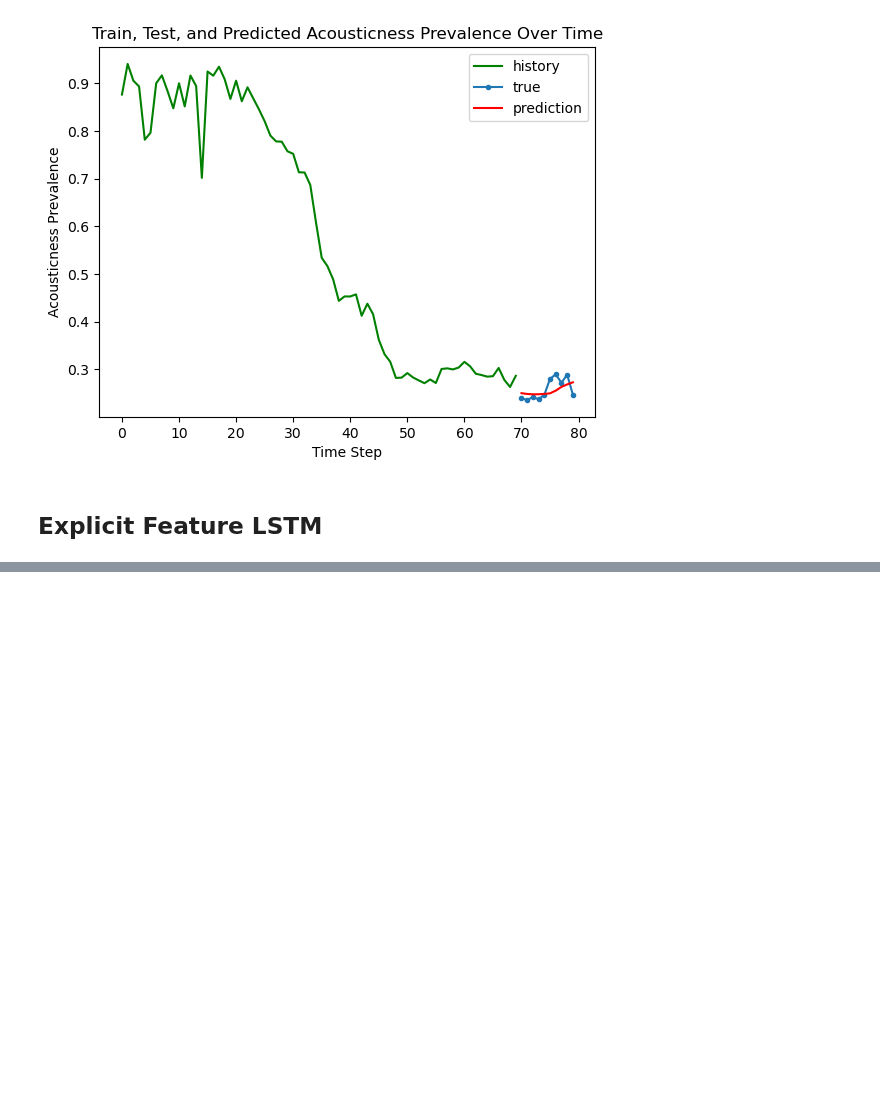
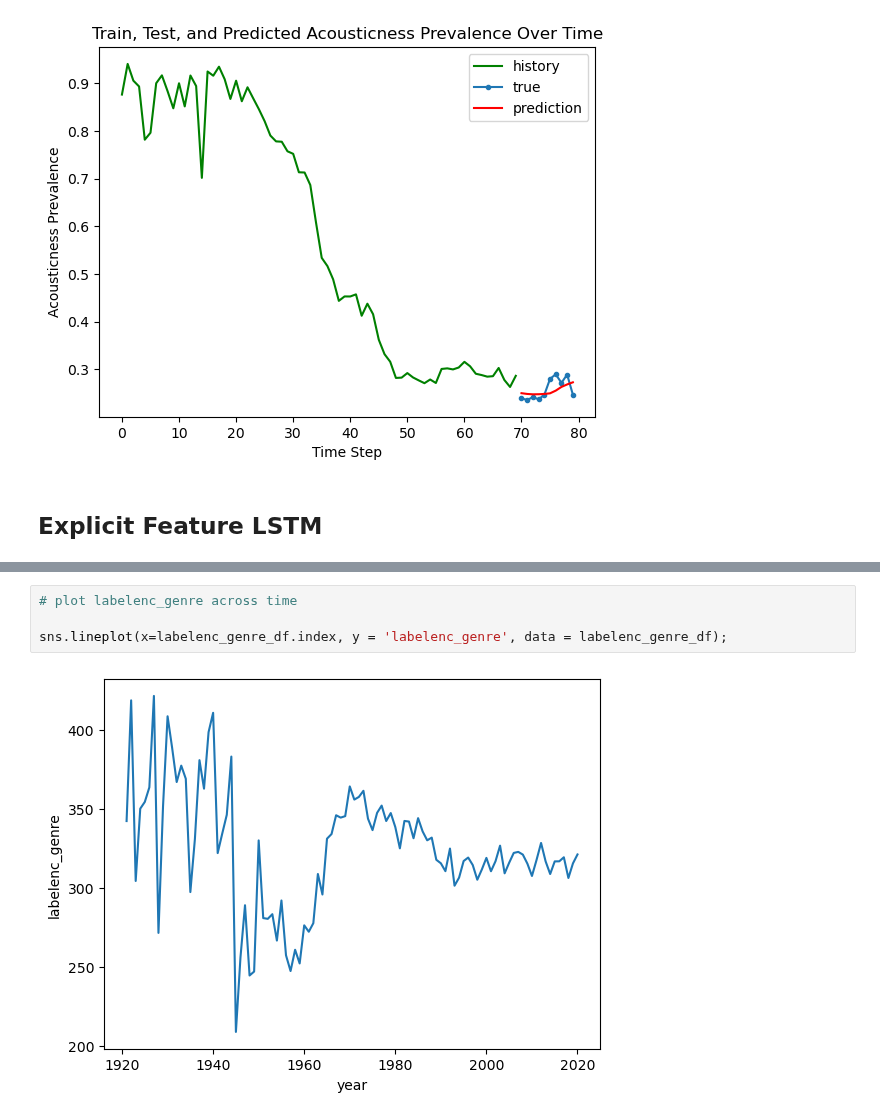
Before and after one commit to moraditya/spotify-time-series, a Jupyter notebook: models/spotify-LSTM.ipynb, the cells around one changed output, grey strips where cells are left out. Cells and saved outputs as stored; diff of their text form; blank space fills up the shorter version.

```diff
--- a/models/spotify-LSTM.ipynb
+++ b/models/spotify-LSTM.ipynb
@@ -602,0 +615,6 @@ plt.show()
+# %%
+# plot labelenc_genre across time
+
+sns.lineplot(x=labelenc_genre_df.index, y = 'labelenc_genre', data = labelenc_genre_df);
+# %% [output]
+[figure, added]
```
Also changed, not shown: parts of 46 cells of this notebook.
